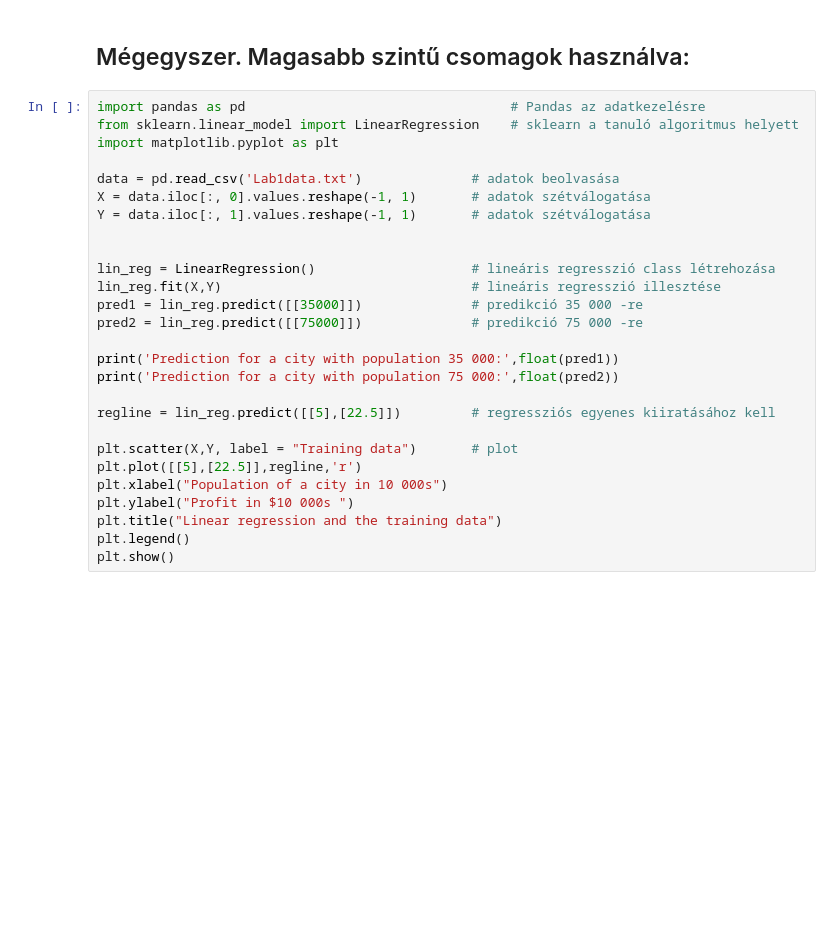
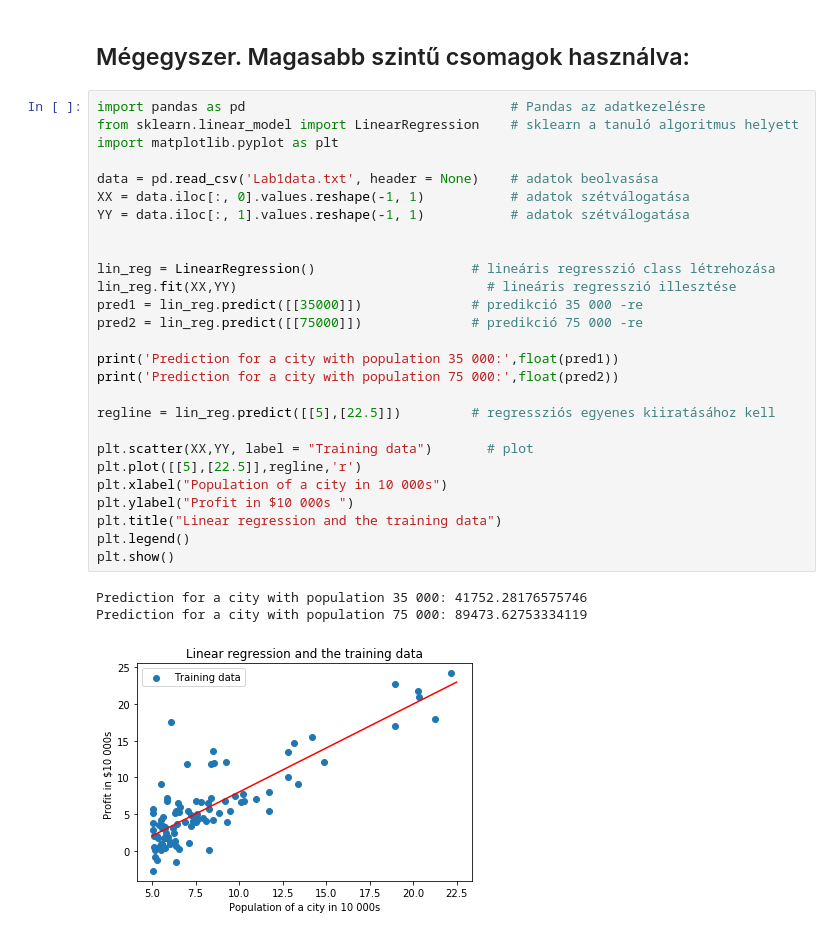
Before and after one commit to Fortuz/MIKRO_lab, a Jupyter notebook: AdaptiveRoboLabor/Jupyter/L01 - LinearRegressionOneVariable/L01 - Linear Regression with One Variable.ipynb, the cells around one changed output. Saved outputs shown, nothing was run; the diff lists cells and outputs as text; blank space fills up the shorter version.

```diff
--- a/AdaptiveRoboLabor/Jupyter/L01 - LinearRegressionOneVariable/L01 - Linear Regression with One Variable.ipynb
+++ b/AdaptiveRoboLabor/Jupyter/L01 - LinearRegressionOneVariable/L01 - Linear Regression with One Variable.ipynb
@@ -284,27 +293,31 @@ plt.show()
 # %%
 import pandas as pd                                  # Pandas az adatkezelésre
 from sklearn.linear_model import LinearRegression    # sklearn a tanuló algoritmus helyett
 import matplotlib.pyplot as plt
 
-data = pd.read_csv('Lab1data.txt')              # adatok beolvasása
-X = data.iloc[:, 0].values.reshape(-1, 1)       # adatok szétválogatása
-Y = data.iloc[:, 1].values.reshape(-1, 1)       # adatok szétválogatása
+data = pd.read_csv('Lab1data.txt', header = None)    # adatok beolvasása
+XX = data.iloc[:, 0].values.reshape(-1, 1)           # adatok szétválogatása
+YY = data.iloc[:, 1].values.reshape(-1, 1)           # adatok szétválogatása
 
 
 lin_reg = LinearRegression()                    # lineáris regresszió class létrehozása
-lin_reg.fit(X,Y)                                # lineáris regresszió illesztése
+lin_reg.fit(XX,YY)                                # lineáris regresszió illesztése
 pred1 = lin_reg.predict([[35000]])              # predikció 35 000 -re
 pred2 = lin_reg.predict([[75000]])              # predikció 75 000 -re
 
 print('Prediction for a city with population 35 000:',float(pred1))
 print('Prediction for a city with population 75 000:',float(pred2))
 
 regline = lin_reg.predict([[5],[22.5]])         # regressziós egyenes kiiratásához kell
 
-plt.scatter(X,Y, label = "Training data")       # plot
+plt.scatter(XX,YY, label = "Training data")       # plot
 plt.plot([[5],[22.5]],regline,'r')
 plt.xlabel("Population of a city in 10 000s")
 plt.ylabel("Profit in $10 000s ")
 plt.title("Linear regression and the training data")
 plt.legend()
 plt.show()
+# %% [output]
+Prediction for a city with population 35 000: 41752.28176575746
+Prediction for a city with population 75 000: 89473.62753334119
+[figure, added]
```
Also changed, not shown: parts of 6 cells of this notebook, 3 other files.
